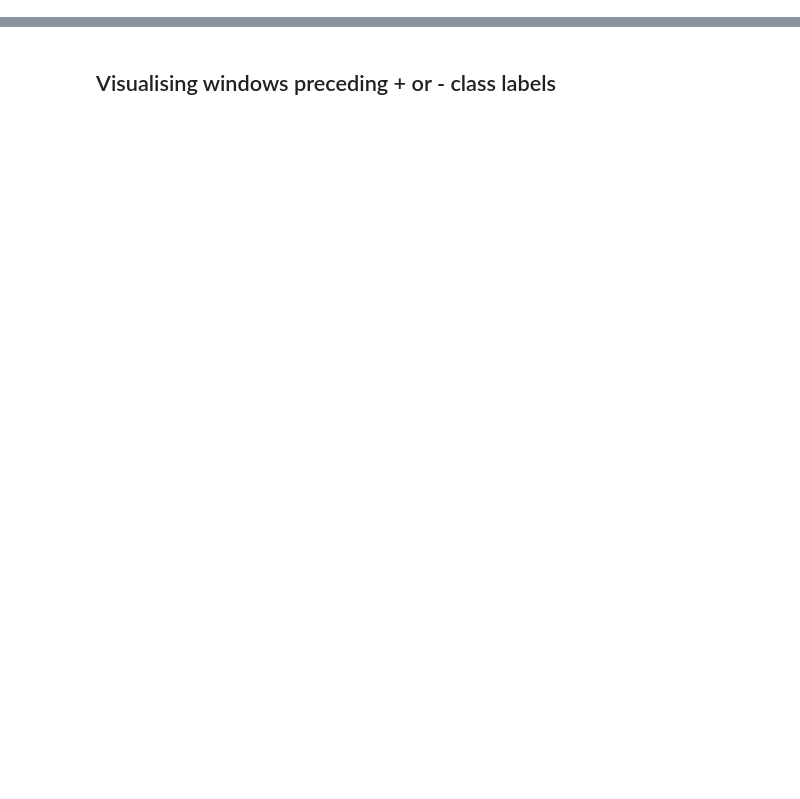
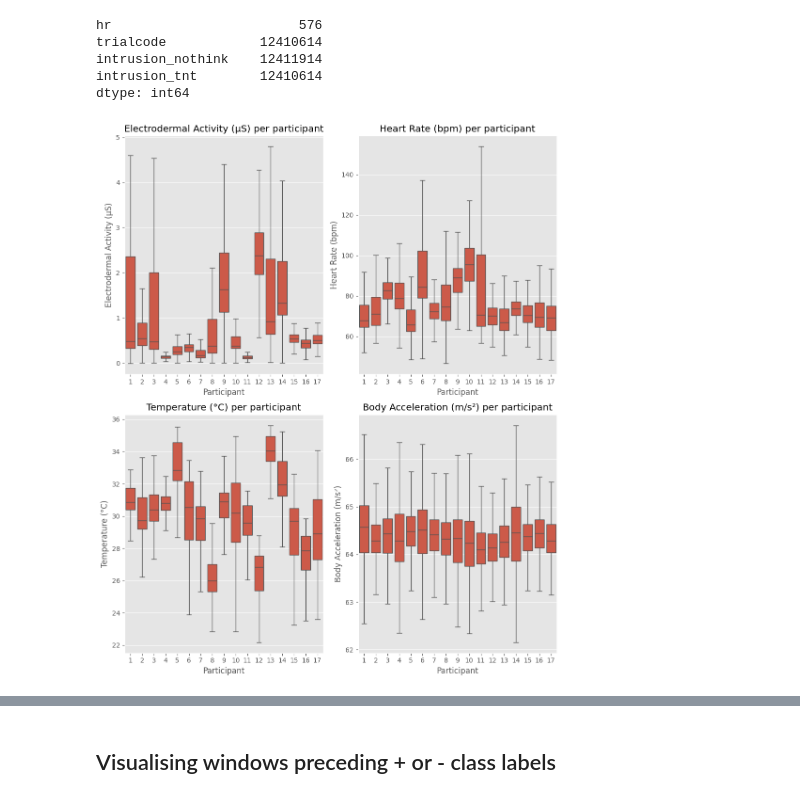
Before and after one commit to koenraijer/IP-TNT, a Jupyter notebook: 06_feature_engineering.ipynb, the cells around one changed output, grey strips where cells are left out. Drawn from its saved outputs; the diff is of its cells as text; code cells hidden in the pictures; blank space fills up the shorter version.

```diff
--- a/06_feature_engineering.ipynb
+++ b/06_feature_engineering.ipynb
@@ -19,3 +56,41 @@ df['datetime'] = pd.to_datetime(df['datetime'])
+# %%
+# Print missing values
+missing_values = df.isnull().sum()
+print(missing_values[missing_values > 0])
+# %% [output]
+hr                        576
+trialcode            12410614
+intrusion_nothink    12411914
+intrusion_tnt        12410614
+dtype: int64
+# %%
+import seaborn as sns
+import matplotlib.pyplot as plt
+
+features = ["eda", "hr", "temp", "body_acc"]
+
+feature_dict = {
+    "eda" : "Electrodermal Activity (µS)",
+    "bvp" : "Blood Volume Pulse (a.u.)",
+    "temp" : "Temperature (°C)",
+    "body_acc" : "Body Acceleration (m/s²)",
+    "hr" : "Heart Rate (bpm)"
+}
+
+fig, axs = plt.subplots(2, 2, figsize=(10, 12))
+
+for i, feature in enumerate(features):
+    row = i // 2
+    col = i % 2
+    sns.boxplot(x='participant', y=feature, data=df, ax=axs[row, col], showfliers=False)
+    axs[row, col].set_title(feature_dict[feature] + " per participant")
+    axs[row, col].set_xlabel("Participant")
+    axs[row, col].set_ylabel(feature_dict[feature])
+
+plt.tight_layout()
+plt.show()
+# %% [output]
+[figure, added]
 # %%
 df.head()
 # %% [output]
```
Also changed, not shown: parts of 21 cells of this notebook, 9 other files.
